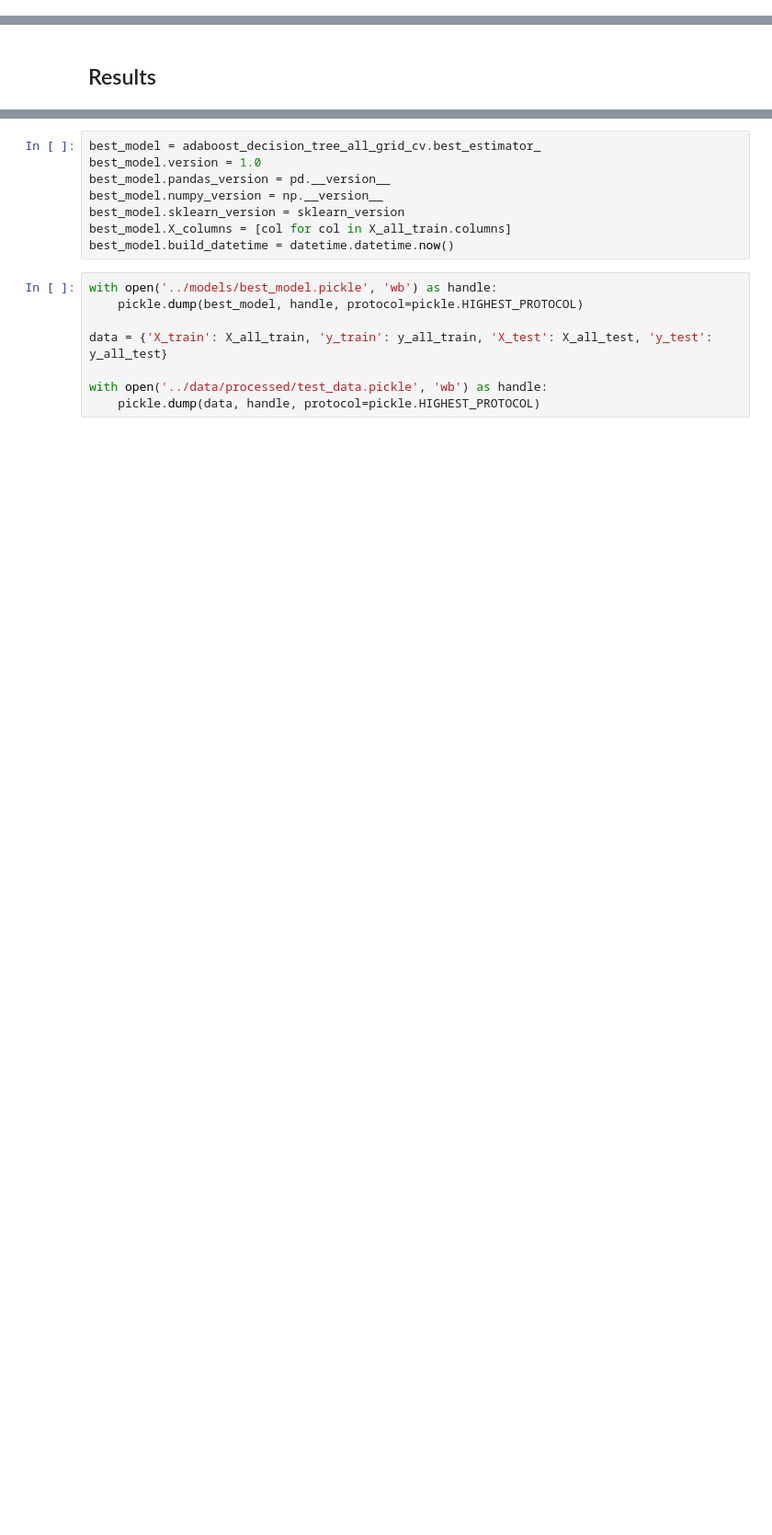
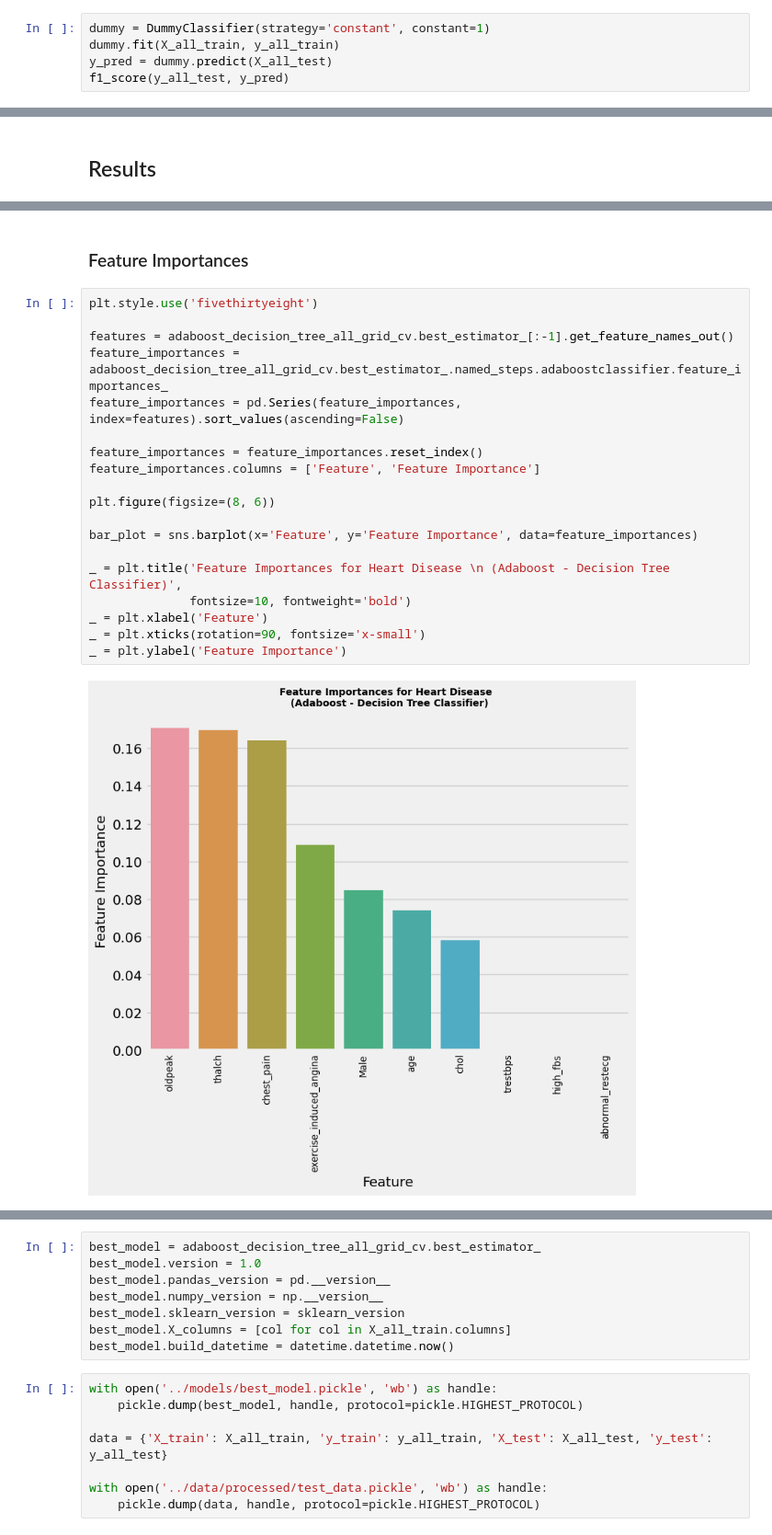
Before and after one commit to nick-mcccormack/Springboard, a Jupyter notebook: springboard_capstone_2/notebooks/4.0-ngm-capstone-two-modeling.ipynb, the cells around one changed output, grey strips where cells are left out. Shown at 92% size. Saved outputs shown, nothing was run; the diff lists cells and outputs as text; blank space fills up the shorter version.

```diff
--- a/springboard_capstone_2/notebooks/4.0-ngm-capstone-two-modeling.ipynb
+++ b/springboard_capstone_2/notebooks/4.0-ngm-capstone-two-modeling.ipynb
@@ -53,0 +61,5 @@ X_cleveland_train, X_cleveland_test, y_cleveland_train, y_cleveland_test = train
+# %%
+dummy = DummyClassifier(strategy='constant', constant=1)
+dummy.fit(X_all_train, y_all_train)
+y_pred = dummy.predict(X_all_test)
+f1_score(y_all_test, y_pred)
@@ -489,0 +514,23 @@ Overall, the best performing model was the adaboost with decision tree estimator
+# %% [markdown]
+### Feature Importances
+# %%
+plt.style.use('fivethirtyeight')
+
+features = adaboost_decision_tree_all_grid_cv.best_estimator_[:-1].get_feature_names_out()
+feature_importances = adaboost_decision_tree_all_grid_cv.best_estimator_.named_steps.adaboostclassifier.feature_importances_
+feature_importances = pd.Series(feature_importances, index=features).sort_values(ascending=False)
+
+feature_importances = feature_importances.reset_index()
+feature_importances.columns = ['Feature', 'Feature Importance']
+
+plt.figure(figsize=(8, 6))
+
+bar_plot = sns.barplot(x='Feature', y='Feature Importance', data=feature_importances)
+
+_ = plt.title('Feature Importances for Heart Disease \n (Adaboost - Decision Tree Classifier)',
+              fontsize=10, fontweight='bold')
+_ = plt.xlabel('Feature')
+_ = plt.xticks(rotation=90, fontsize='x-small')
+_ = plt.ylabel('Feature Importance')
+# %% [output]
+[figure, added]
```
Also changed, not shown: parts of 25 cells of this notebook, 6 other files.
